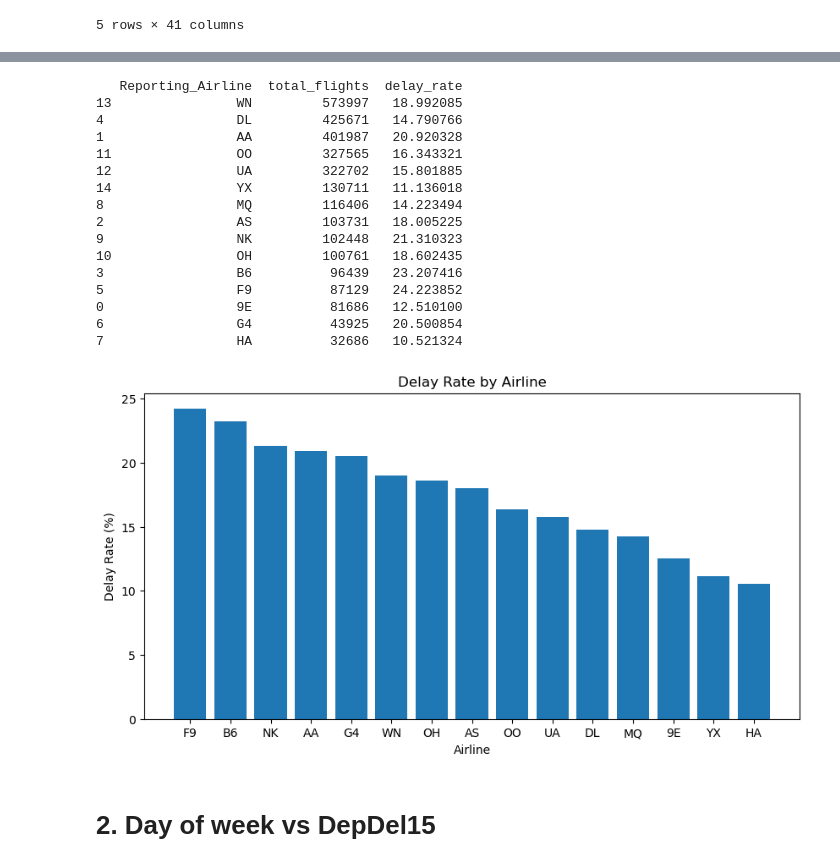
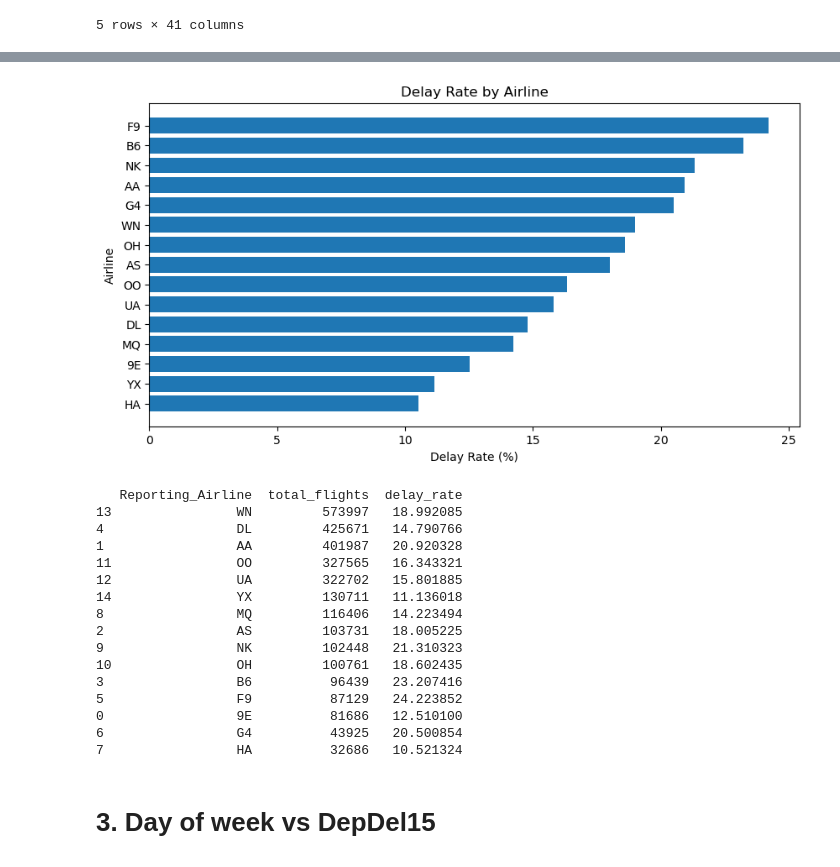
Before and after one commit to hanisohaan10/flight-delay-prediction, a Jupyter notebook: notebooks/04-EDA-Relationships.ipynb, the cells around one changed output, grey strips where cells are left out. Drawn from its saved outputs; the diff is of its cells as text; code cells hidden in the pictures.

```diff
--- a/notebooks/04-EDA-Relationships.ipynb
+++ b/notebooks/04-EDA-Relationships.ipynb
@@ -49,37 +100,40 @@ airline_delay = (
         delay_rate=("DepDel15", "mean")
     )
     .reset_index()
 )
 
 airline_delay["delay_rate"] *= 100
 
 airline_delay.sort_values(
     "delay_rate",
-    ascending=False,
+    ascending=True,
     inplace=True
 )
 
 airline_delay.head()
 
 plt.figure(figsize=(10,5))
 
-plt.bar(
+plt.barh(
     airline_delay["Reporting_Airline"],
     airline_delay["delay_rate"]
 )
 
-plt.xlabel("Airline")
-plt.ylabel("Delay Rate (%)")
+
+plt.xlabel("Delay Rate (%)")
+plt.ylabel("Airline")
 plt.title("Delay Rate by Airline")
 
 airline_delay.sort_values(
     "total_flights",
     ascending=False,
     inplace=True
 )
+plt.show()
 
 print(airline_delay)
 # %% [output]
+[figure, new version]
    Reporting_Airline  total_flights  delay_rate
 13                WN         573997   18.992085
 4                 DL         425671   14.790766
@@ -96,9 +150,8 @@ print(airline_delay)
 0                 9E          81686   12.510100
 6                 G4          43925   20.500854
 7                 HA          32686   10.521324
-[figure, old version]
 # %% [markdown]
-# 2. Day of week vs DepDel15
+# 3. Day of week vs DepDel15
 # %%
 dayOfWeek_delay = (
     df.groupby("DayOfWeek")
```
Also changed, not shown: parts of 10 cells of this notebook, 1 other file.
